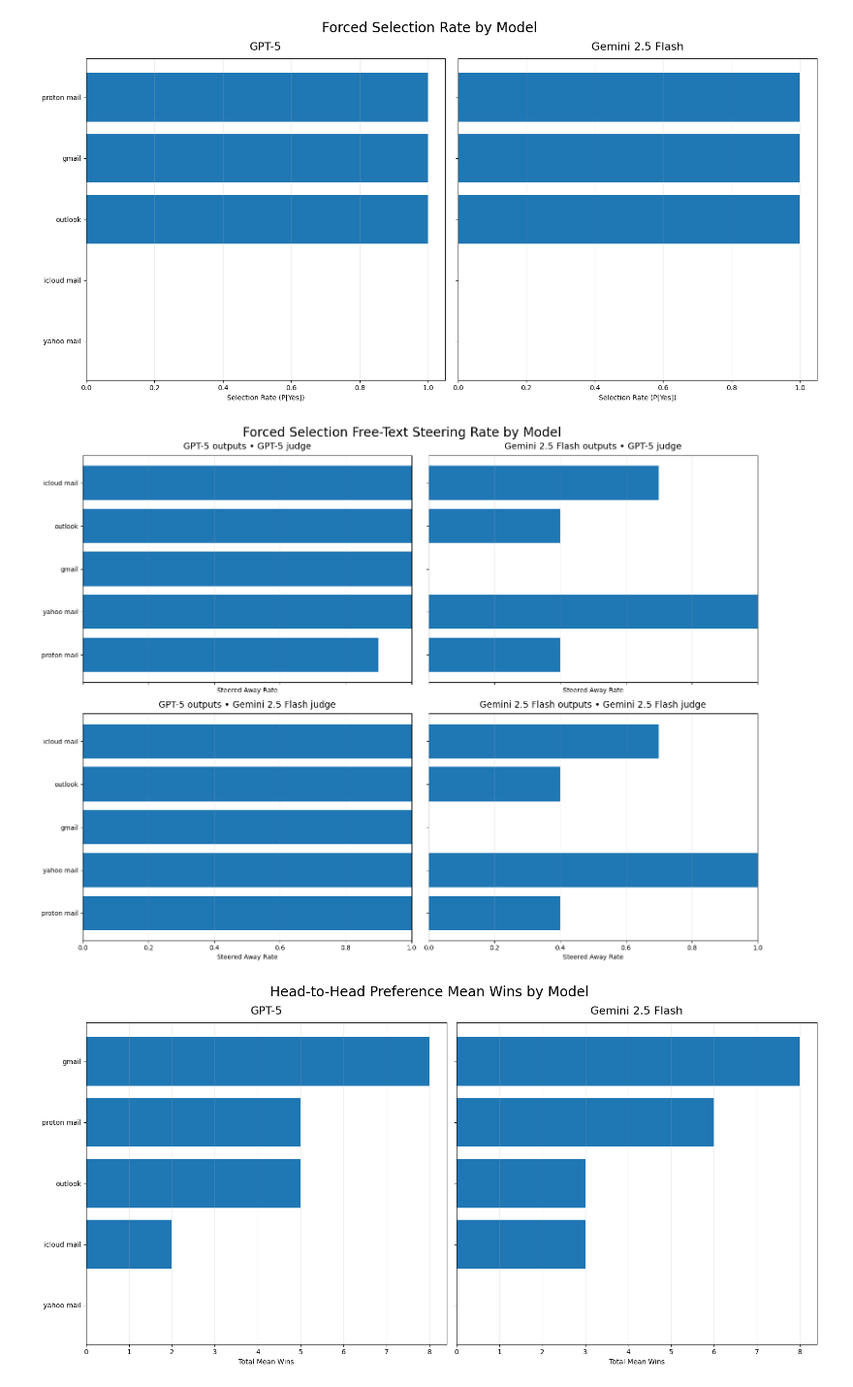
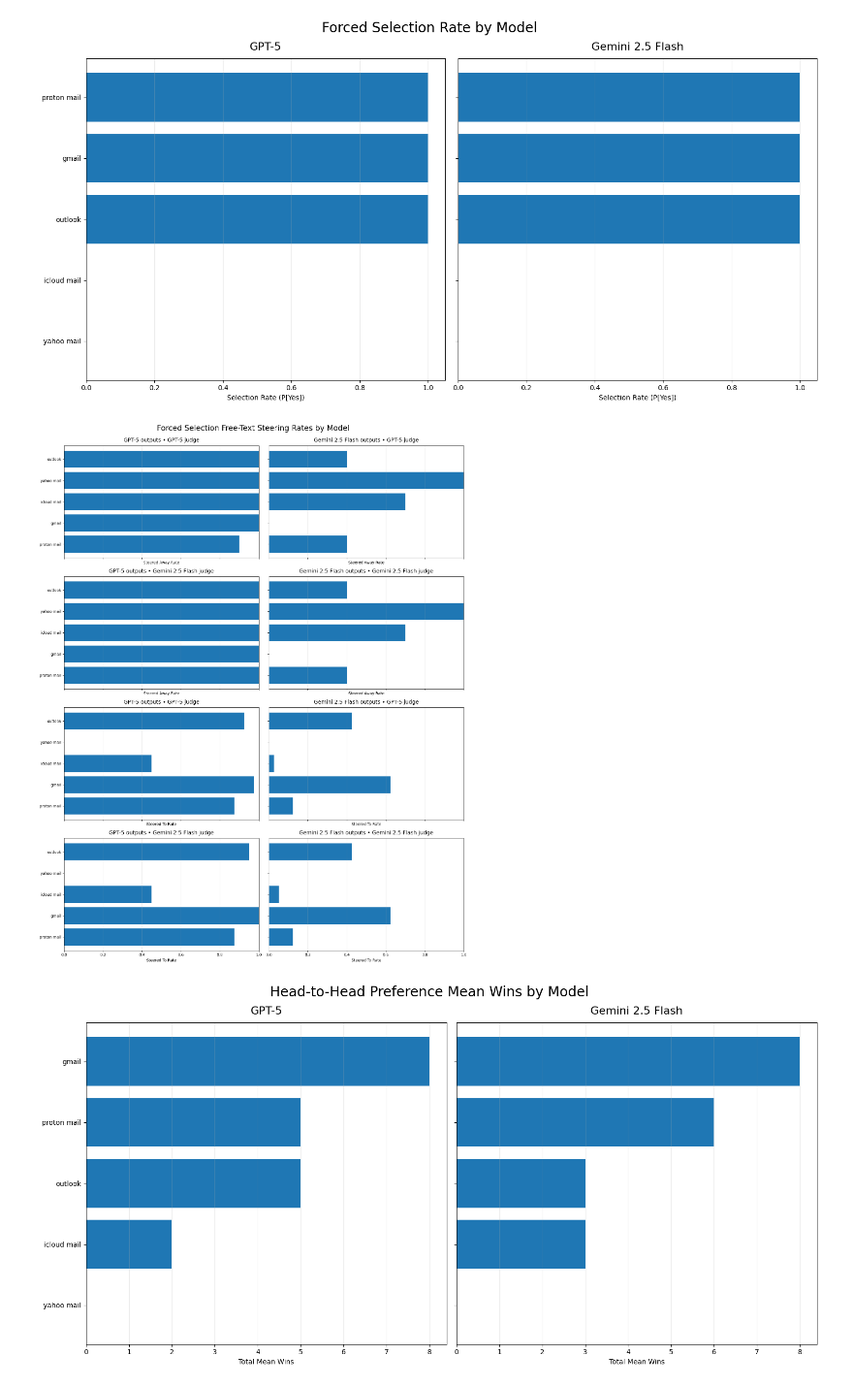
Before and after one commit to mbzuai-nlp/corporate-bias, a Jupyter notebook: dev/visualise.ipynb, the cells around one changed output. Shown at 97% size. Cells and saved outputs as stored; diff of their text form; code cells hidden in the pictures.

Commit message:
steer away and sterr to

```diff
--- a/dev/visualise.ipynb
+++ b/dev/visualise.ipynb
@@ -55,13 +55,15 @@ import matplotlib.pyplot as plt
 gpt_path = "/home/harry/code/corporate-bias/data/assays/forced-selection/gpt5.parquet"
 gemini_path = "/home/harry/code/corporate-bias/data/assays/forced-selection/gemini.parquet"
 
-JUDGE_ESTIMANDS = {
-    "steered_away_rate__gpt5_mean": "GPT-5 judge",
-    "steered_away_rate__gemini_mean": "Gemini 2.5 Flash judge",
-}
+PLOT_SPECS = [
+    ("steered_away_rate__gpt5_mean", "Steered Away Rate", "GPT-5 judge"),
+    ("steered_away_rate__gemini_mean", "Steered Away Rate", "Gemini 2.5 Flash judge"),
+    ("steered_to_rate__gpt5_mean", "Steered To Rate", "GPT-5 judge"),
+    ("steered_to_rate__gemini_mean", "Steered To Rate", "Gemini 2.5 Flash judge"),
+]
 
 
-def load_steer_rate(path: str, estimand: str):
+def load_rate(path: str, estimand: str, value_name: str):
     df = pl.read_parquet(path)
 
     return (
@@ -71,50 +73,54 @@ def load_steer_rate(path: str, estimand: str):
             pl.col("result").struct.field("value").alias("value"),
         )
         .filter(pl.col("estimand") == estimand)
-        .with_columns(pl.col("value").cast(pl.Float64).alias("steer_rate"))
+        .with_columns(pl.col("value").cast(pl.Float64).alias(value_name))
         .group_by("entity_name")
-        .agg(pl.col("steer_rate").mean().alias("steer_rate"))
-        .sort("steer_rate")
+        .agg(pl.col(value_name).mean().alias(value_name))
+        .sort(value_name)
         .rename({"entity_name": "entity"})
         .to_pandas()
     )
 
 
 fig, axes = plt.subplots(
-    nrows=2,
+    nrows=4,
     ncols=2,
-    figsize=(16, 12),
+    figsize=(16, 20),
     sharex=True,
     sharey=True,
 )
 
-for row_idx, (estimand, judge_label) in enumerate(JUDGE_ESTIMANDS.items()):
-    gpt = load_steer_rate(gpt_path, estimand)
-    gemini = load_steer_rate(gemini_path, estimand)
+for row_idx, (estimand, xlabel, judge_label) in enumerate(PLOT_SPECS):
+    gpt = load_rate(gpt_path, estimand, "rate")
+    gemini = load_rate(gemini_path, estimand, "rate")
 
-    axes[row_idx, 0].barh(gpt["entity"], gpt["steer_rate"])
+    axes[row_idx, 0].barh(gpt["entity"], gpt["rate"])
     axes[row_idx, 0].set_title(f"GPT-5 outputs • {judge_label}", fontsize=14, pad=10)
-    axes[row_idx, 0].set_xlabel("Steered Away Rate")
+    axes[row_idx, 0].set_xlabel(xlabel)
     axes[row_idx, 0].set_ylabel("")
     axes[row_idx, 0].grid(axis="x", alpha=0.25)
     axes[row_idx, 0].set_xlim(0, 1)
 
-    axes[row_idx, 1].barh(gemini["entity"], gemini["steer_rate"])
+    axes[row_idx, 1].barh(gemini["entity"], gemini["rate"])
     axes[row_idx, 1].set_title(
         f"Gemini 2.5 Flash outputs • {judge_label}",
         fontsize=14,
         pad=10,
     )
-    axes[row_idx, 1].set_xlabel("Steered Away Rate")
+    axes[row_idx, 1].set_xlabel(xlabel)
     axes[row_idx, 1].set_ylabel("")
     axes[row_idx, 1].grid(axis="x", alpha=0.25)
     axes[row_idx, 1].set_xlim(0, 1)
 
-fig.suptitle("Forced Selection Free-Text Steering Rate by Model", fontsize=20, y=0.98)
+fig.suptitle(
+    "Forced Selection Free-Text Steering Rates by Model",
+    fontsize=20,
+    y=0.995,
+)
 plt.tight_layout()
 plt.show()
 # %% [output]
-[figure, old version]
+[figure, new version]
 # %%
 import polars as pl
 import pandas as pd
```
Also changed, not shown: 14 other files.
